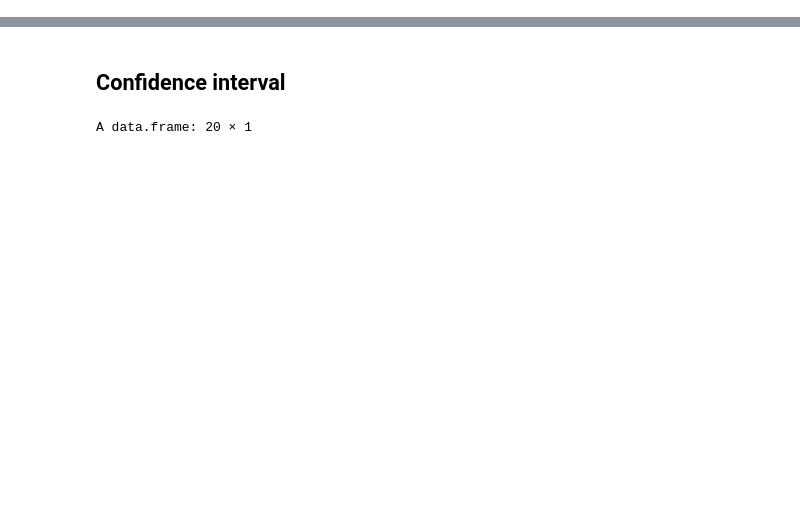
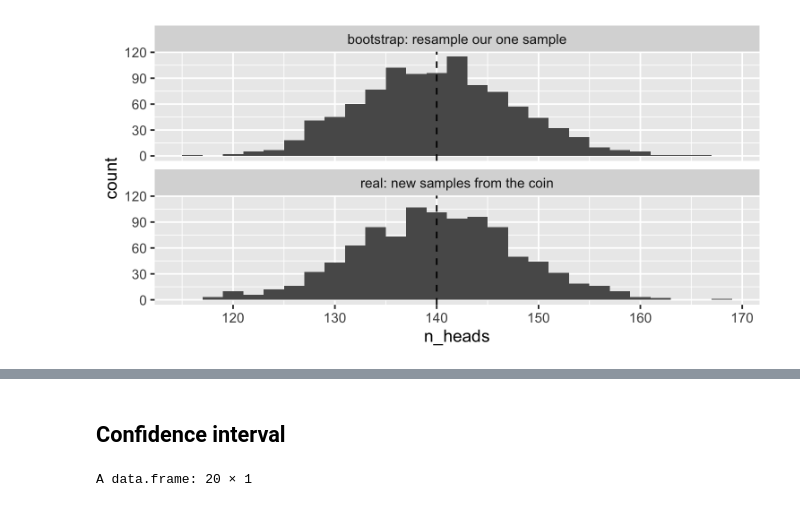
Before and after one commit to UNC-DATA-730/lecture-notebooks, a Jupyter notebook: 07-bootstrap-resampling/lectures/live-session.ipynb, the cells around one changed output, grey strips where cells are left out. Cells and saved outputs as stored; diff of their text form; code cells hidden in the pictures; blank space fills up the shorter version.

```diff
--- a/07-bootstrap-resampling/lectures/live-session.ipynb
+++ b/07-bootstrap-resampling/lectures/live-session.ipynb
@@ -15,0 +27,29 @@ library('purrr')
+# %%
+p_true = 0.56  # the "truth" — in real life we never know this
+
+# 1. Real sampling distribution: 1,000 fresh samples of 250 tosses
+real_samples = tibble(replicate = 1:1000) |>
+    mutate(n_heads = rbinom(n(), size = 250, prob = p_true))
+
+# 2. In real life, we get ONE sample
+one_sample = tibble(
+    toss = sample(c('heads', 'tails'), 250, replace = TRUE, prob = c(p_true, 1 - p_true))
+)
+
+# 3. Bootstrap that one sample
+boot = one_sample |>
+    rep_sample_n(size = 250, replace = TRUE, reps = 1000) |>
+    summarize(n_heads = sum(toss == 'heads'))
+# %%
+both = bind_rows(
+    real_samples |> mutate(source = 'real: new samples from the coin'),
+    boot |> mutate(source = 'bootstrap: resample our one sample')
+)
+
+options(repr.plot.width = 6, repr.plot.height = 3, repr.plot.res = 250)
+ggplot(both, aes(x = n_heads)) +
+    geom_histogram(binwidth = 2) +
+    geom_vline(xintercept = 250 * p_true, linetype = 'dashed') +
+    facet_wrap(~source, ncol = 1)
+# %% [output]
+[figure, added]
```
Also changed, not shown: parts of 10 cells of this notebook, 1 other file.
